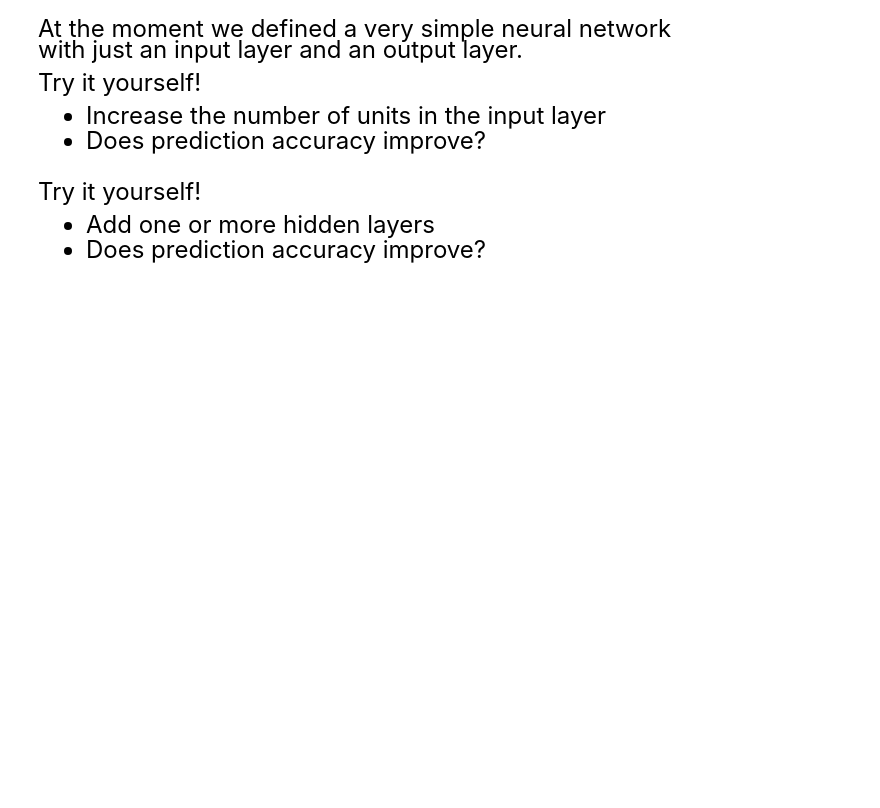
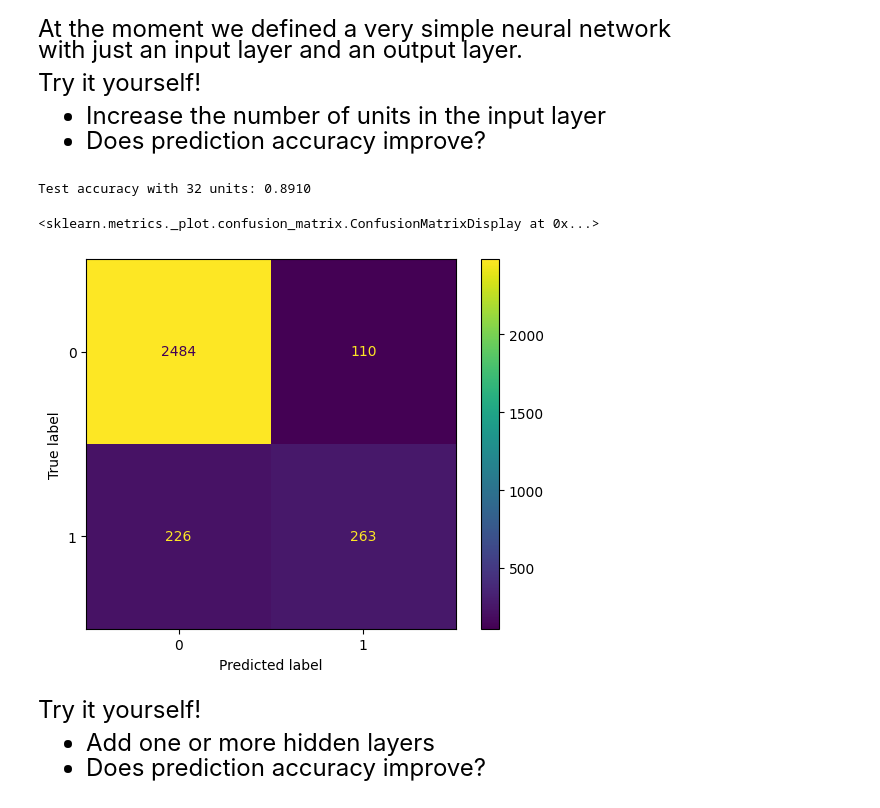
Before and after one commit to apastor03/datasci530fall2026, a Jupyter notebook: Lecture 16/Lecture 16 - Neural Networks.ipynb, the cells around one changed output. Saved outputs shown, nothing was run; the diff lists cells and outputs as text; code cells hidden in the pictures; blank space fills up the shorter version.

```diff
--- a/Lecture 16/Lecture 16 - Neural Networks.ipynb
+++ b/Lecture 16/Lecture 16 - Neural Networks.ipynb
@@ -311,3 +304,41 @@ Try it yourself!
+# %%
+# Increase the number of units in the input (hidden) layer
+tf.keras.utils.set_random_seed(0)
+larger_model = keras.models.Sequential([
+    Dense(units=32, activation="relu", input_shape=(k_features,)),
+    Dense(units=1, activation="sigmoid")
+])
+
+larger_model.compile(
+    loss="binary_crossentropy",
+    optimizer=keras.optimizers.Adam(learning_rate=0.001),
+    metrics=["accuracy"]
+)
+
+larger_model.fit(
+    X_train_scale,
+    y_train,
+    epochs=100,
+    verbose=0
+)
+
+test_loss, test_accuracy = larger_model.evaluate(
+    X_test_scale,
+    y_test,
+    verbose=0
+)
+
+print(f"Test accuracy with 32 units: {test_accuracy:.4f}")
+
+predicted_prob_large = tf.squeeze(larger_model.predict(X_test_scale, verbose=0))
+predicted_large = (predicted_prob_large >= 0.5).numpy().astype(int)
+
+cm_large = confusion_matrix(y_test, predicted_large)
+ConfusionMatrixDisplay(confusion_matrix=cm_large).plot()
+# %% [output]
+Test accuracy with 32 units: 0.8910
+<sklearn.metrics._plot.confusion_matrix.ConfusionMatrixDisplay at 0x...>
+[figure, added]
 # %% [markdown]
 <font size = "5">
 
```
Also changed, not shown: parts of 11 cells of this notebook, 4 other files.
